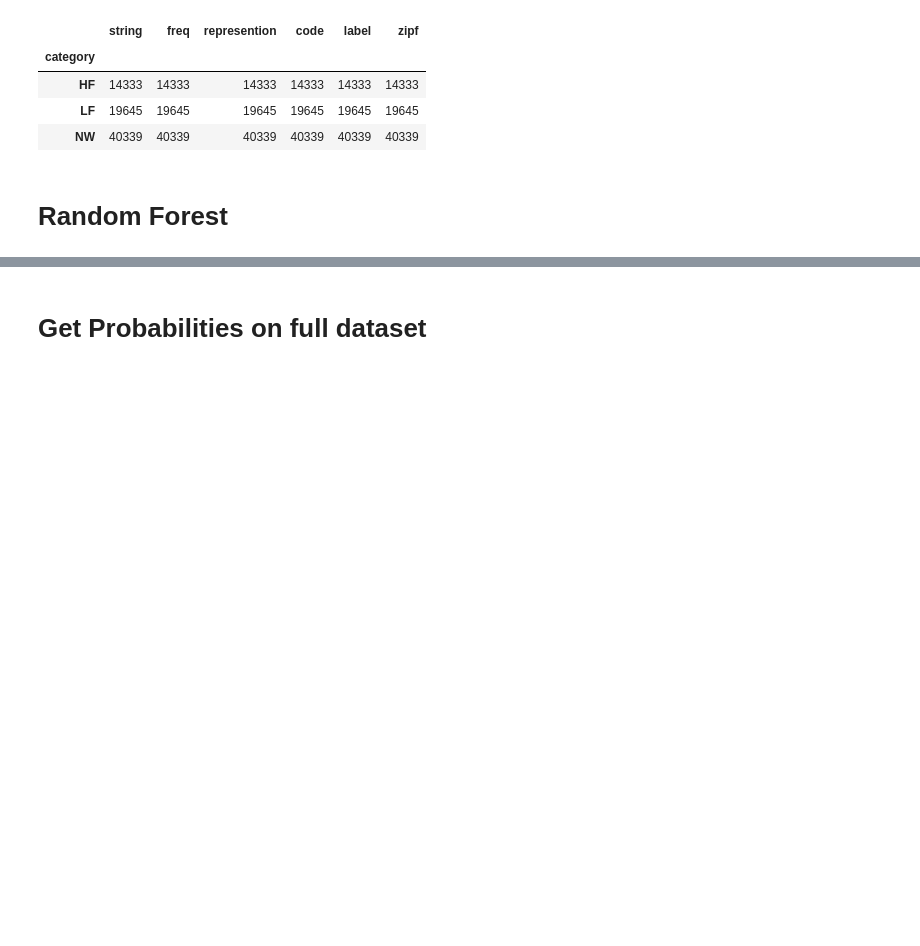
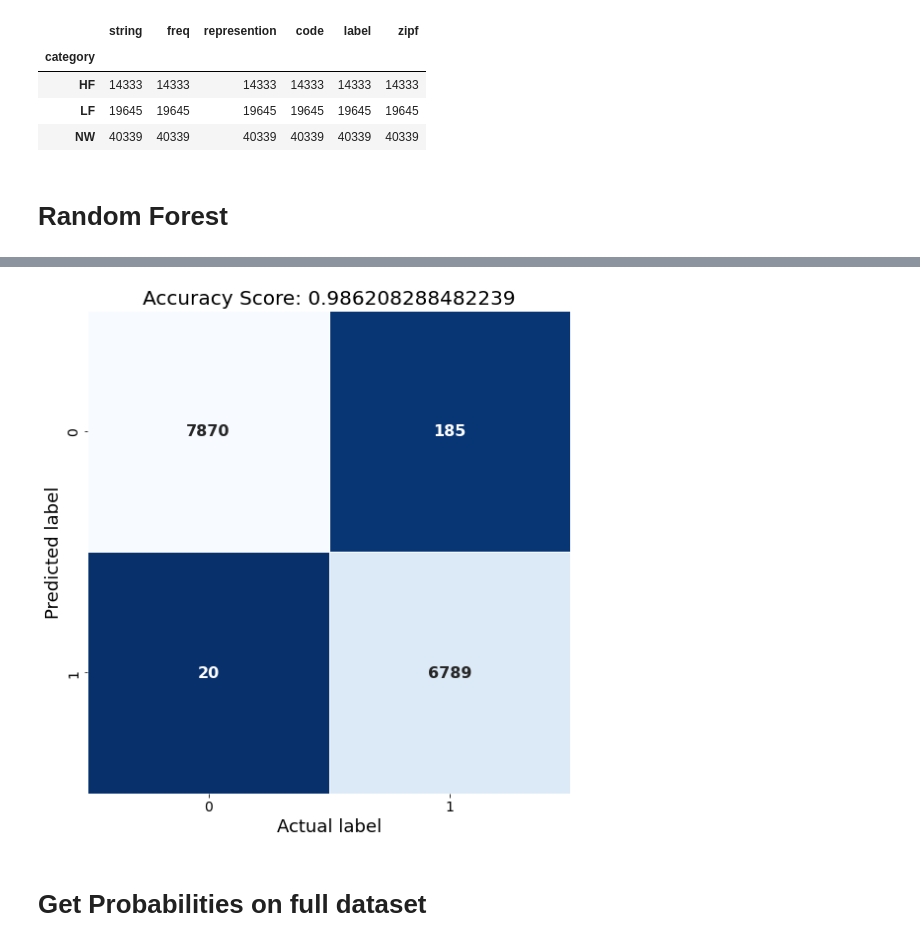
Before and after one commit to ArashDadras/ANN-EAM, a Jupyter notebook: FastWord_RF.ipynb, the cells around one changed output, grey strips where cells are left out. Cells and saved outputs as stored; diff of their text form; code cells hidden in the pictures; blank space fills up the shorter version.

```diff
--- a/FastWord_RF.ipynb
+++ b/FastWord_RF.ipynb
@@ -13,3 +11,5 @@ Mounted at /content/drive
+# %%
+root = './'
 # %% [markdown]
 # Import Libraries
 # %%
@@ -152,3 +195,3 @@ RF_classifier.fit(X_train, y_train)
 # %%
-score = RF_classifier.score(X_test, y_test)
-print(score)
+acc_score = RF_classifier.score(X_test, y_test)
+print(acc_score)
@@ -156,9 +206,16 @@ print(score)
 test_predictions = RF_classifier.predict(X_test)
 cm = metrics.confusion_matrix(y_test, test_predictions)
 plt.figure(figsize=(9,9))
-sns.heatmap(cm, annot=True, fmt=".0f", linewidths=.5, square = True, cmap = 'Blues_r');
-plt.ylabel('Actual label');
-plt.xlabel('Predicted label');
-all_sample_title = 'Accuracy Score: {0}'.format(score)
-plt.title(all_sample_title, size = 15);
-plt.savefig(root+'RF_test_ACC')
+hm = sns.heatmap(cm, annot=True, fmt=".0f", cbar=False, linewidths=.5, square = True, cmap = 'Blues_r',
+            annot_kws={
+                'fontsize': 16,
+                'fontweight': 'bold'
+            });
+hm.set_xticklabels(hm.get_xmajorticklabels(), fontsize = 14)
+hm.set_yticklabels(hm.get_ymajorticklabels(), fontsize = 14)
+hm.set_xlabel('Actual label', fontsize=18);
+hm.set_ylabel('Predicted label', fontsize=18);
+all_sample_title = 'Accuracy Score: {0}'.format(acc_score)
+plt.title(all_sample_title, size = 20);
+plt.savefig('./Clf_Plots/RF_test_ACC')
+# %% [output]
@@ -165,3 +227,4 @@ plt.savefig(root+'RF_test_ACC')
+[figure, added]
 # %% [markdown]
 # Get Probabilities on full dataset
 # %%
```
Also changed, not shown: parts of 14 cells of this notebook, 16 other files.
